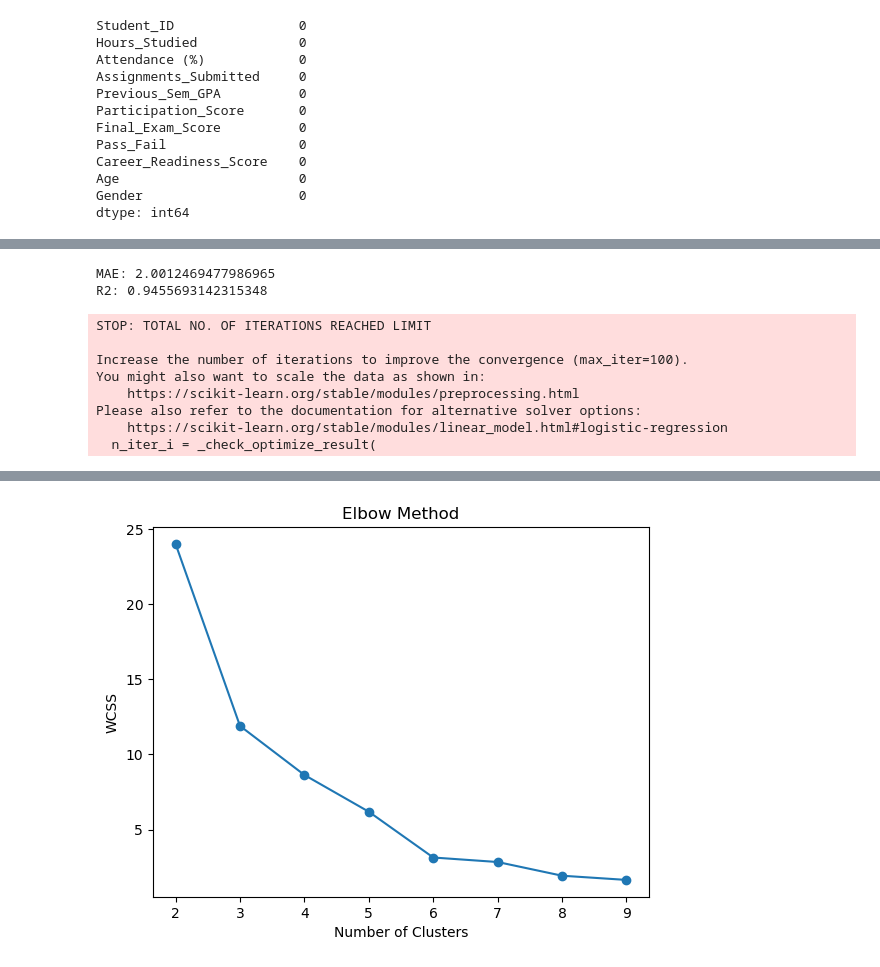
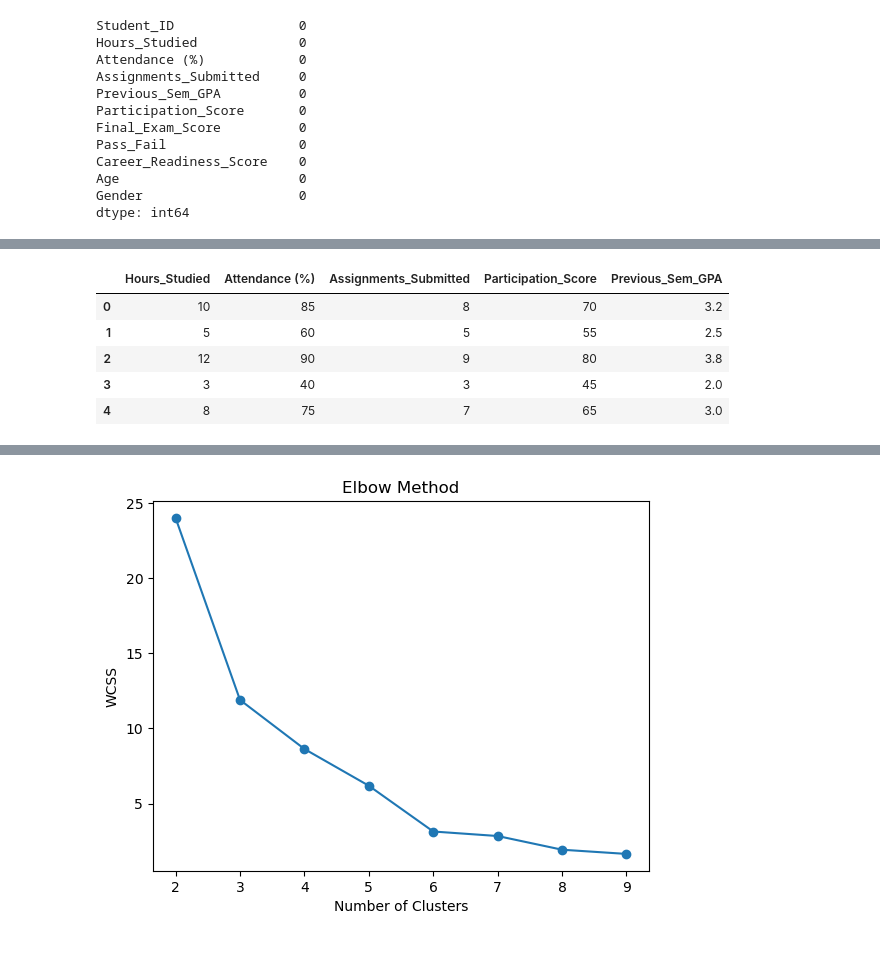
Before and after one commit to shivenderapratapsingh/Assignment_Capegimini, a Jupyter notebook: CapstoneProject2/student_success.ipynb, the cells around one changed output, grey strips where cells are left out. Saved outputs shown, nothing was run; the diff lists cells and outputs as text; code cells hidden in the pictures.

```diff
--- a/CapstoneProject2/student_success.ipynb
+++ b/CapstoneProject2/student_success.ipynb
@@ -46,3 +68,6 @@ y_reg = df["Final_Exam_Score"]
 # %%
+#For classification(Features and target)
+df["Pass_Fail"] = df["Pass_Fail"].map({"Fail": 0, "Pass": 1})
+
 X_clf = df.drop(["Pass_Fail", "Final_Exam_Score"], axis=1)
 y_clf = df["Pass_Fail"]
@@ -49,10 +103,19 @@ y_clf = df["Pass_Fail"]
 # %%
+#for clustering
 cluster_features = [
     "Hours_Studied",
     "Attendance (%)",
     "Assignments_Submitted",
     "Participation_Score",
     "Previous_Sem_GPA"
 ]
 
 X_cluster = df[cluster_features]
+X_cluster.head()
+# %% [output]
+|  | Hours_Studied | Attendance (%) | Assignments_Submitted | Participation_Score | Previous_Sem_GPA |
+| 0 | 10 | 85 | 8 | 70 | 3.2 |
+| 1 | 5 | 60 | 5 | 55 | 2.5 |
+| 2 | 12 | 90 | 9 | 80 | 3.8 |
+| 3 | 3 | 40 | 3 | 45 | 2.0 |
+| 4 | 8 | 75 | 7 | 65 | 3.0 |
@@ -72,25 +121,0 @@ y_pred_reg = reg_model.predict(X_test)
-# %%
-from sklearn.metrics import mean_absolute_error, r2_score
-
-print("MAE:", mean_absolute_error(y_test, y_pred_reg))
-print("R2:", r2_score(y_test, y_pred_reg))
-# %% [output]
-MAE: 2.0012469477986965
-R2: 0.9455693142315348
-# %%
-#Classification
-from sklearn.linear_model import LogisticRegression
-
-log_model = LogisticRegression()
-log_model.fit(X_train, y_train)
-
-y_pred_log = log_model.predict(X_test)
-# %% [output]
-STOP: TOTAL NO. OF ITERATIONS REACHED LIMIT
-
-Increase the number of iterations to improve the convergence (max_iter=100).
-You might also want to scale the data as shown in:
-    https://scikit-learn.org/stable/modules/preprocessing.html
-Please also refer to the documentation for alternative solver options:
-    https://scikit-learn.org/stable/modules/linear_model.html#logistic-regression
-  n_iter_i = _check_optimize_result(
```
Also changed, not shown: parts of 13 cells of this notebook.
